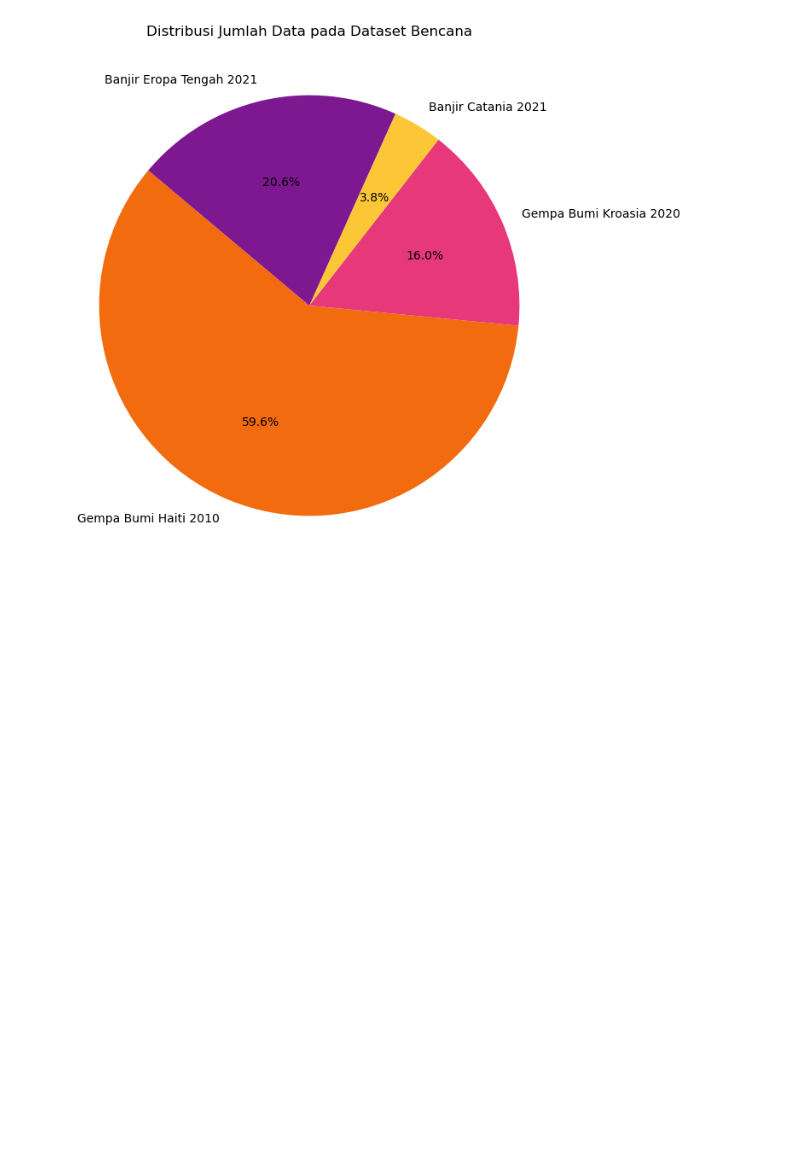
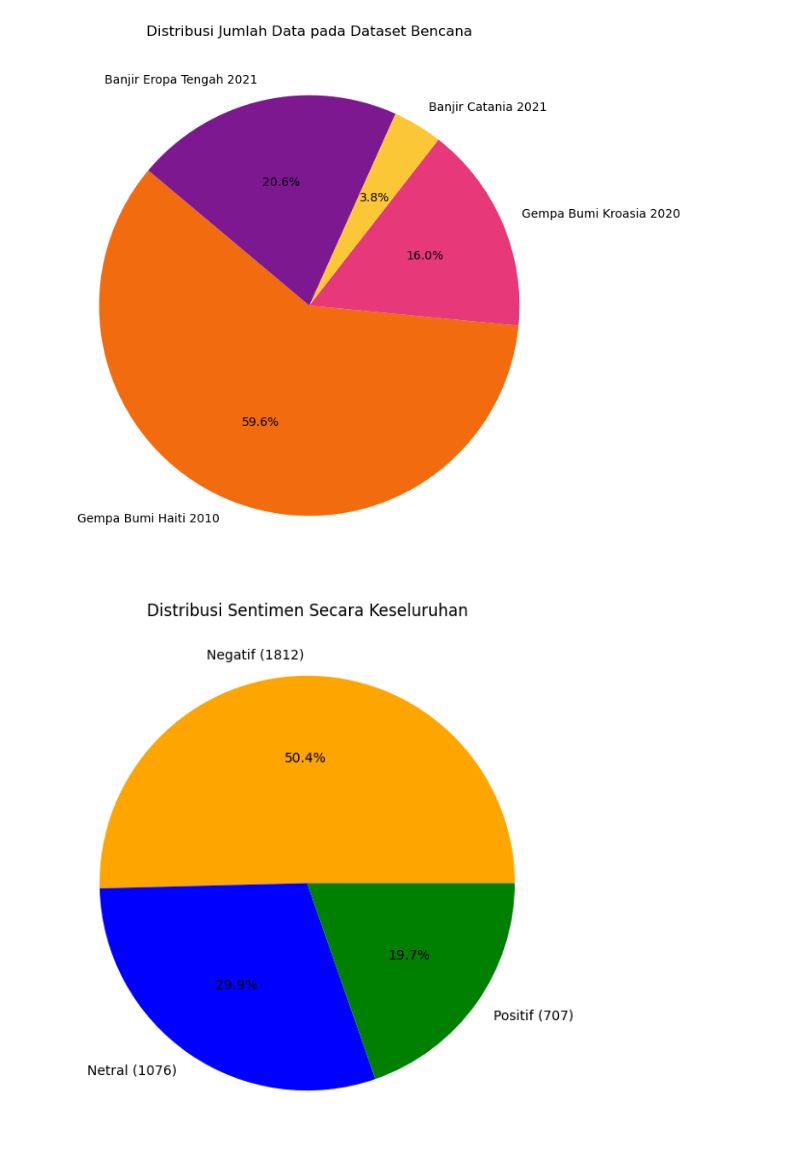
Before and after one commit to YogaaPratama/sentiment-analysis-disaster-svm, a Jupyter notebook: informasi-dataset.ipynb, the cells around one changed output. Saved outputs shown, nothing was run; the diff lists cells and outputs as text; code cells hidden in the pictures; blank space fills up the shorter version.

```diff
--- a/informasi-dataset.ipynb
+++ b/informasi-dataset.ipynb
@@ -18,3 +16,32 @@ plt.title('Distribusi Jumlah Data pada Dataset Bencana')
 plt.show()
 # %% [output]
 [figure]
+# %%
+import matplotlib.pyplot as plt
+
+# Data total per kategori sentimen
+labels = ["Negatif", "Netral", "Positif"]
+values = [1654 + 8 + 86 + 64, 637 + 8 + 93 + 338, 600 + 2 + 17 + 88]  # Total dari semua wilayah
+colors = {
+    'positive': 'green',
+    'negative': 'orange',
+    'neutral': 'blue'
+}
+
+# Membuat Pie Chart
+plt.figure(figsize=(7, 7))
+
+# Menambahkan jumlah data ke label dan memetakan warna sesuai kategori
+labels = [f"{label} ({value})" for label, value in zip(labels, values)]
+mapped_colors = [colors['negative'], colors['neutral'], colors['positive']]
+
+# Membuat diagram pie chart dengan label, warna, dan persentase
+plt.pie(values, labels=labels, autopct='%1.1f%%', colors=mapped_colors)
+
+# Menambahkan judul pada diagram
+plt.title("Distribusi Sentimen Secara Keseluruhan")
+
+# Menampilkan diagram pie chart
+plt.show()
+# %% [output]
+[figure, added]
```
Also changed, not shown: parts of 5 cells of this notebook, 38 other files.
